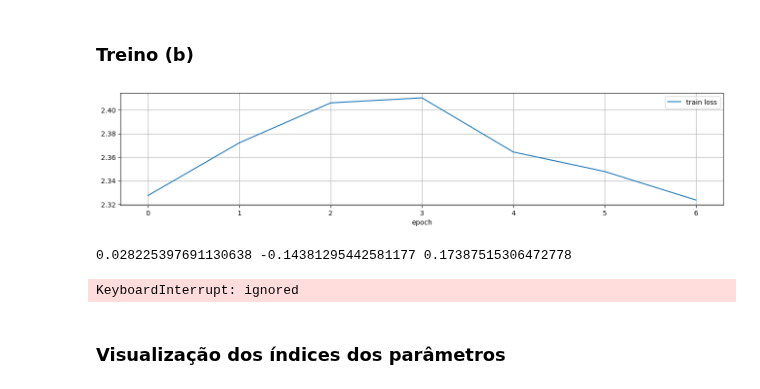
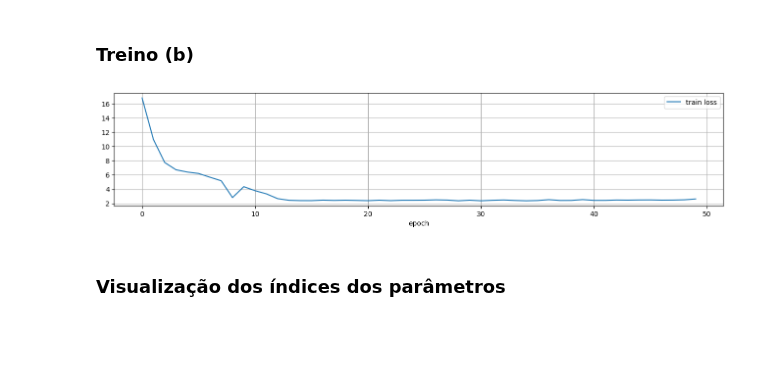
Before and after one commit to Ronnypetson/titanic, a Jupyter notebook: MNIST_Maromba.ipynb, the cells around one changed output. Saved outputs shown, nothing was run; the diff lists cells and outputs as text; code cells hidden in the pictures; blank space fills up the shorter version.

```diff
--- a/MNIST_Maromba.ipynb
+++ b/MNIST_Maromba.ipynb
@@ -799,8 +825,13 @@ def idxhood(xidx, ws, stride=None, num_sets=None, sample=False):
         xidx[subidx], return_distance=False
     ).reshape(-1)
   else:
-    all_hoods = neigh.kneighbors(
-        xidx[::stride], return_distance=False
+    _neigh = NearestNeighbors(n_neighbors=nneigh)
+    _ids = np.array(range(len(xidx))).reshape(-1, 1)
+    _neigh.fit(_ids)
+    if stride is None:
+      stride = len(xidx) // num_sets
+    all_hoods = _neigh.kneighbors(
+        _ids[::stride], return_distance=False
     ).reshape(-1)
   all_hoods = torch.from_numpy(all_hoods).long()
   return all_hoods
@@ -1075,7 +1118,8 @@ def regular_accuracy(y_true, y_pred):
 
 def regular_loss(y_true, y_pred):
   y_true = y_true.data
-  y_pred = 10.0 * y_pred.data
+  # y_pred = 10.0 * y_pred.data ### WHY 10x?
+  y_pred = y_pred.data ### WHY 10x?
   ce = nn.CrossEntropyLoss()
   loss = ce(y_pred, torch.argmax(y_true, dim=-1))
   return loss
@@ -1092,7 +1136,7 @@ clf_dim = (1 + (num_classes - 1) // img_dim) * img_dim
 idx_dim = 3 # rows + cols + hidden_dim + clf_dim # 3
 
 # template_x_idx = _cat2d(rows, cols, d=idx_dim)
-template_x_idx = cartesian_idx(rows, cols, d=idx_dim)
+template_x_idx = cartesian_idx(rows, cols, chs=channels, offset=1, d=idx_dim) ### offset=0
 template_x_idx = template_x_idx.unsqueeze(0).float().to(device)
 # template_y_idx = torch.eye(idx_dim)[-num_classes:]
 template_y_idx = torch.eye(num_classes)[:, -idx_dim:]
@@ -1351,34 +1395,33 @@ MTensor._soft_kernel(y_pred.idx, img_dim)[0]
 # %% [markdown]
 ### Treino (b)
 # %%
-hidden_dim = 200
-start_mode = False
+hidden_dim = 10
+start_mode = True
 valid_mode = False
 
 # TODO: Visualize conv layer output
+config = {
+    "features": {
+        "pre-set": channels,
+        "sets":    [1024,   1024,    1024,    1024,    1,],
+        "samples": [9,      9,       9,       1,       1024,],
+    },
+    "params": {
+        "sets":    [16,     32,      64,      1,       num_classes,],
+        "samples": [(9, 3), (9, 16), (9, 32), (1, 32), (1024, 1),],
+    },
+}
 # config = {
-#     # 2 Convs + 1 fully-connected
 #     "features": {
-#         "sets":    [392,    392,    784,    1,],
-#         "samples": [9,      18,     18,     4 * 784,],
+#         "pre-set": channels,
+#         "sets":    [1,],
+#         "samples": [1024,],
 #     },
 #     "params": {
-#         "sets":    [2,      4,      4,      num_classes,],
-#         "samples": [(3, 3), (3, 6), (3, 6), (hidden_dim, 1),],
+#         "sets":    [num_classes,],
+#         "samples": [(200, 1),],
 #     },
 # }
-
-config = {
-    # 2 Convs + 1 fully-connected
-    "features": {
-        "sets":    [1024,   1024,   2048,   4096,   1,],
-        "samples": [9,      9,      9,      9,      8192,],
-    },
-    "params": {
-        "sets":    [1,      2,      2,      2,      num_classes,],
-        "samples": [(3, 3), (3, 3), (3, 3), (3, 3), (hidden_dim, 1),],
-    },
-}
 
 tot_samples = [np.prod(smp) for smp in config["params"]["samples"]]
 conv_params = int(np.dot(config["params"]["sets"][:-1], tot_samples[:-1]))
@@ -1391,6 +1434,7 @@ if start_mode:
       device=device,
   )
   optimizer = Adam(model.parameters(), lr=1e-3)
+  # optimizer = SGD(model.parameters(), lr=1e-3)
   widx0 = model.W_idx[:, :conv_params].clone().detach()
 
 train_log = {
@@ -1406,8 +1450,8 @@ epoch_len = 60
 
 for epoch in range(num_epochs):
   ###
-  widx_diff = (model.W_idx[:, :conv_params] - widx0)
-  print(widx_diff.abs().mean().item(), widx_diff.min().item(), widx_diff.max().item())
+  # widx_diff = (model.W_idx[:, :conv_params] - widx0)
+  # print(widx_diff.abs().mean().item(), widx_diff.min().item(), widx_diff.max().item())
   ###
   model.train()
   train_iter = iter(train_data_loader)
@@ -1428,36 +1472,34 @@ for epoch in range(num_epochs):
     train_log["epoch"].append(epoch)
   if valid_mode:
     model.eval()
     with torch.no_grad():
       for x, y in iter(test_data_loader):
         x = x.to(device)
         y = y.to(device)
         x, y = prepare_input(x, y, device=device)
         y_pred = model.forward(x)
         loss = maromba_loss(y, y_pred)
         acc = maromba_accuracy(y, y_pred)
         train_log["eval loss"].append(loss.item())
         train_log["train loss"].append(np.nan)
         train_log["acc"].append(acc.item())
         train_log["set"].append("eval")
         train_log["epoch"].append(epoch)
     group_cols = ["epoch", "train loss", "eval loss", "acc"]
   else:
     group_cols = ["epoch", "train loss"]
   df_train = pd.DataFrame(train_log)
   display.clear_output(wait=True)
   (
     df_train[group_cols]
     .groupby("epoch")
     .agg(lambda x: x.median(skipna=True))
     # .tail(200)
     .plot(figsize=(16, 3), grid=True)
   )
   plt.show()
 # %% [output]
-[figure, old version]
+[figure, new version]
-0.028225397691130638 -0.14381295442581177 0.17387515306472778
-KeyboardInterrupt: ignored
 # %% [markdown]
 ### Visualização dos índices dos parâmetros
 # %%
```
Also changed, not shown: parts of 8 cells of this notebook.
